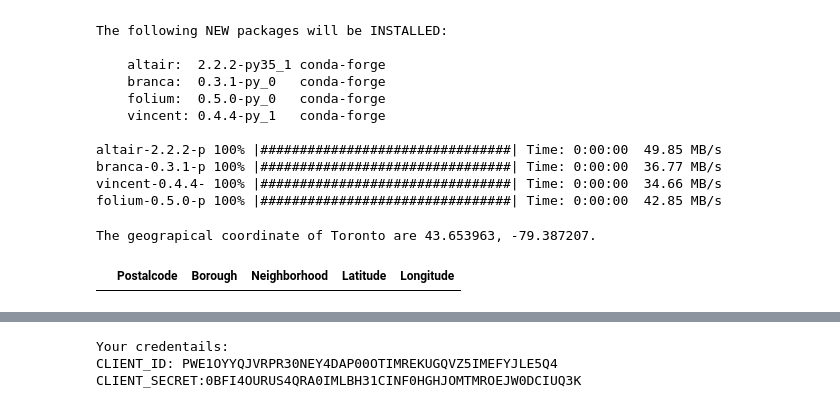
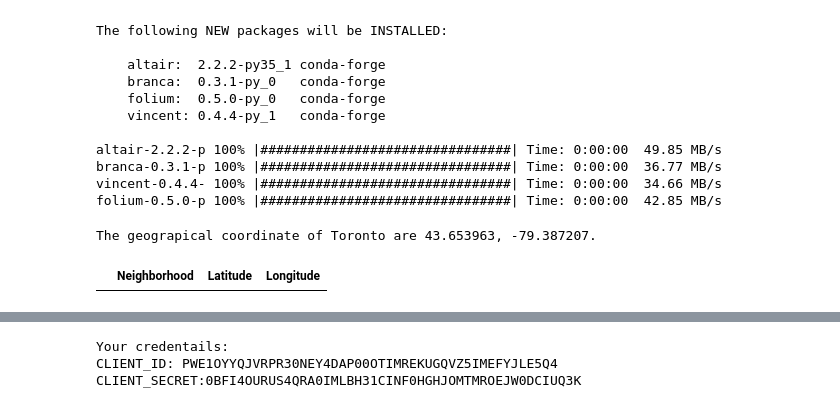
Before and after one commit to sreelathasankaranarayanan/Coursera_Capstone, a Jupyter notebook: segment_toronto_neighborhood.ipynb, the cells around one changed output, grey strips where cells are left out. Saved outputs shown, nothing was run; the diff lists cells and outputs as text; code cells hidden in the pictures.

```diff
--- a/segment_toronto_neighborhood.ipynb
+++ b/segment_toronto_neighborhood.ipynb
@@ -191,13 +191,13 @@ print('The geograpical coordinate of Toronto are {}, {}.'.format(latitude, longi
 The geograpical coordinate of Toronto are 43.653963, -79.387207.
 # %%
 # define the dataframe columns
-column_names = ['PostalCode', 'Borough', 'Neighborhood', 'Latitude', 'Longitude']
+column_names = ['Neighborhood', 'Latitude', 'Longitude']
 
 # instantiate the dataframe
 neighborhoods = pd.DataFrame(columns=column_names)
 neighborhoods
 # %% [output]
-|  | Postalcode | Borough | Neighborhood | Latitude | Longitude |
+|  | Neighborhood | Latitude | Longitude |
 # %%
 neighborhoods = pd.DataFrame(columns=column_names)
 for index, row in df_temp.iterrows():
```
Also changed, not shown: parts of 2 cells of this notebook.
